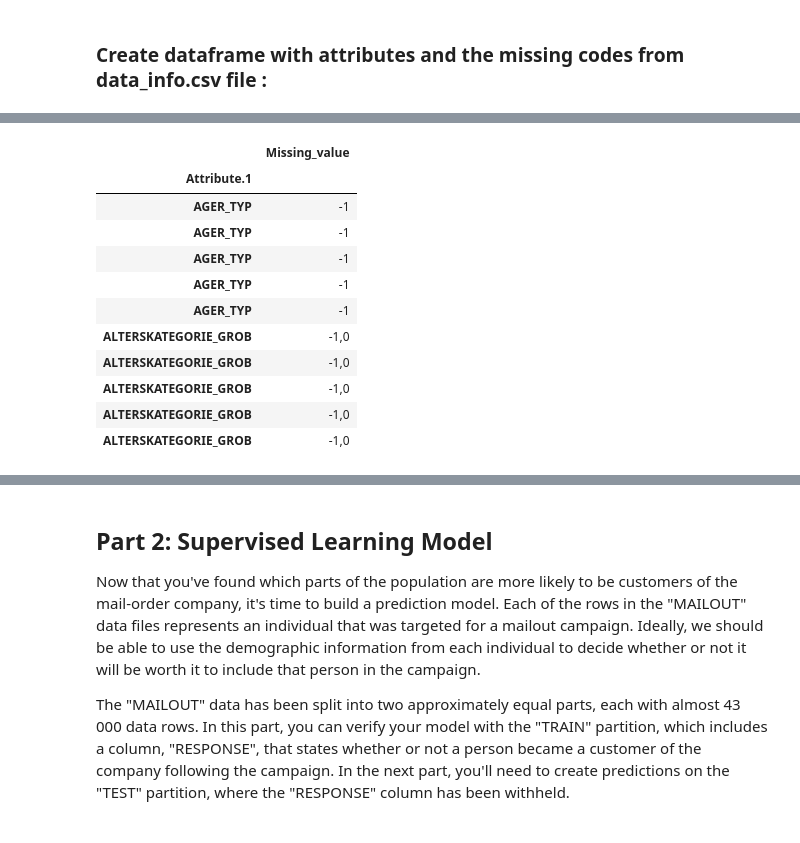
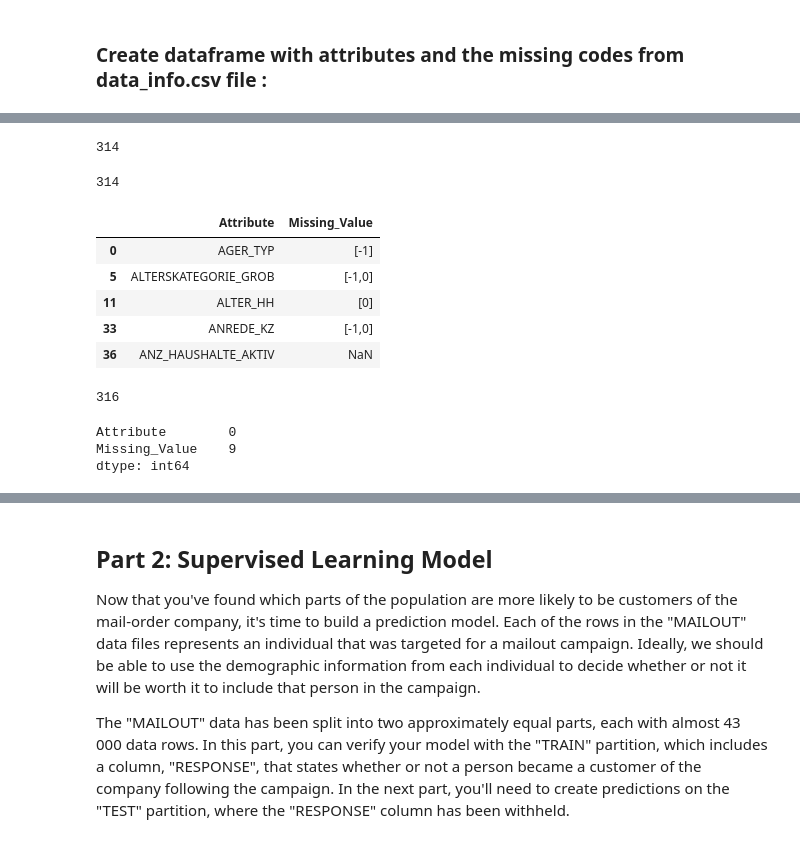
Before and after one commit to jmcabreira-zz/Data-Science-Projects, a Jupyter notebook: Customer_Segmentation_Report/Arvato_Project_Workbook.ipynb, the cells around one changed output, grey strips where cells are left out. Saved outputs shown, nothing was run; the diff lists cells and outputs as text; code cells hidden in the pictures.

```diff
--- a/Customer_Segmentation_Report/Arvato_Project_Workbook.ipynb
+++ b/Customer_Segmentation_Report/Arvato_Project_Workbook.ipynb
@@ -219,17 +225,28 @@ array(['[-1]', '[-1,0]', '[0]', nan, '[10]', '[9]', '[-1,9]'], dtype=object)
-# %%
-# parse missing_value to list of values
-missing_code_df['Missing_value'] = missing_code_df['Missing_value'].str.replace('[','').str.replace(']','')
-missing_code_df.head(10)
-# %% [output]
-|  | Missing_value |
-| Attribute.1 |  |
-| AGER_TYP | -1 |
-| AGER_TYP | -1 |
-| AGER_TYP | -1 |
-| AGER_TYP | -1 |
-| AGER_TYP | -1 |
-| ALTERSKATEGORIE_GROB | -1,0 |
-| ALTERSKATEGORIE_GROB | -1,0 |
-| ALTERSKATEGORIE_GROB | -1,0 |
-| ALTERSKATEGORIE_GROB | -1,0 |
-| ALTERSKATEGORIE_GROB | -1,0 |
+# %%
+len(missing_code_df.Attribute.unique())
+# %% [output]
+314
+# %%
+
+missing_code_df.drop_duplicates(keep='first',inplace=True)
+display(len(missing_code_df.Attribute.unique()))
+
+missing_code_df.head()
+# %% [output]
+314
+|  | Attribute | Missing_Value |
+| 0 | AGER_TYP | [-1] |
+| 5 | ALTERSKATEGORIE_GROB | [-1,0] |
+| 11 | ALTER_HH | [0] |
+| 33 | ANREDE_KZ | [-1,0] |
+| 36 | ANZ_HAUSHALTE_AKTIV | NaN |
+# %%
+len(missing_code_df.Attribute)
+# %% [output]
+316
+# %%
+missing_code_df.isnull().sum()
+# %% [output]
+Attribute        0
+Missing_Value    9
+dtype: int64
```
Also changed, not shown: parts of 15 cells of this notebook.
